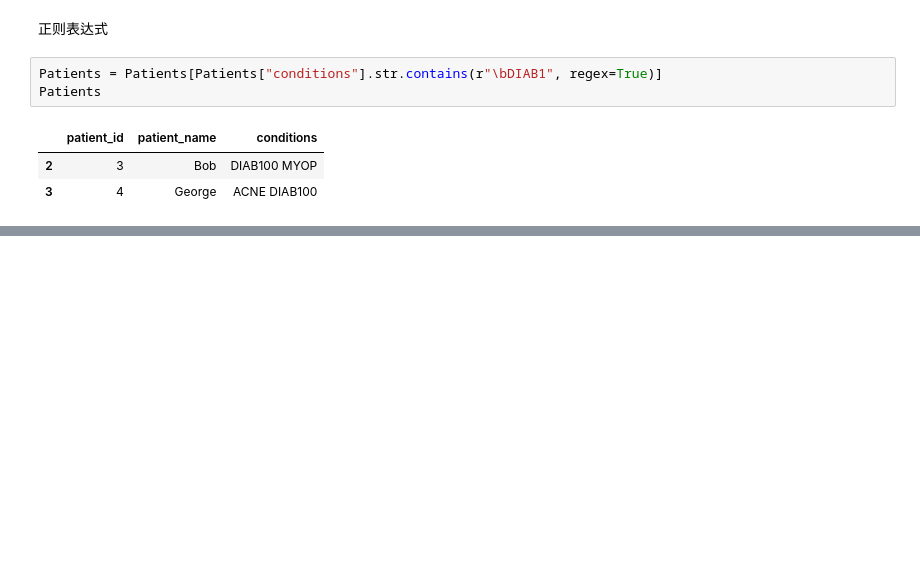
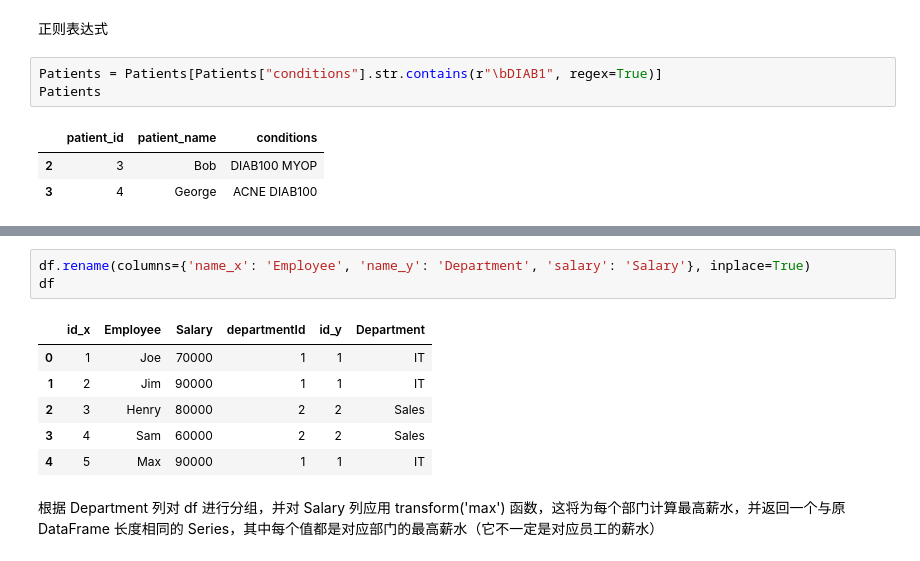
Before and after one commit to Tracy46/Pandas-30days, a Jupyter notebook: Pandas_learning.ipynb, the cells around one changed output, grey strips where cells are left out. Saved outputs shown, nothing was run; the diff lists cells and outputs as text; blank space fills up the shorter version.

```diff
--- a/Pandas_learning.ipynb
+++ b/Pandas_learning.ipynb
@@ -121,0 +223,12 @@ Patients
+# %%
+df.rename(columns={'name_x': 'Employee', 'name_y': 'Department', 'salary': 'Salary'}, inplace=True)
+df
+# %% [output]
+|  | id_x | Employee | Salary | departmentId | id_y | Department |
+| 0 | 1 | Joe | 70000 | 1 | 1 | IT |
+| 1 | 2 | Jim | 90000 | 1 | 1 | IT |
+| 2 | 3 | Henry | 80000 | 2 | 2 | Sales |
+| 3 | 4 | Sam | 60000 | 2 | 2 | Sales |
+| 4 | 5 | Max | 90000 | 1 | 1 | IT |
+# %% [markdown]
+根据 Department 列对 df 进行分组，并对 Salary 列应用 transform('max') 函数，这将为每个部门计算最高薪水，并返回一个与原 DataFrame 长度相同的 Series，其中每个值都是对应部门的最高薪水（它不一定是对应员工的薪水）
```
Also changed, not shown: parts of 46 cells of this notebook.
